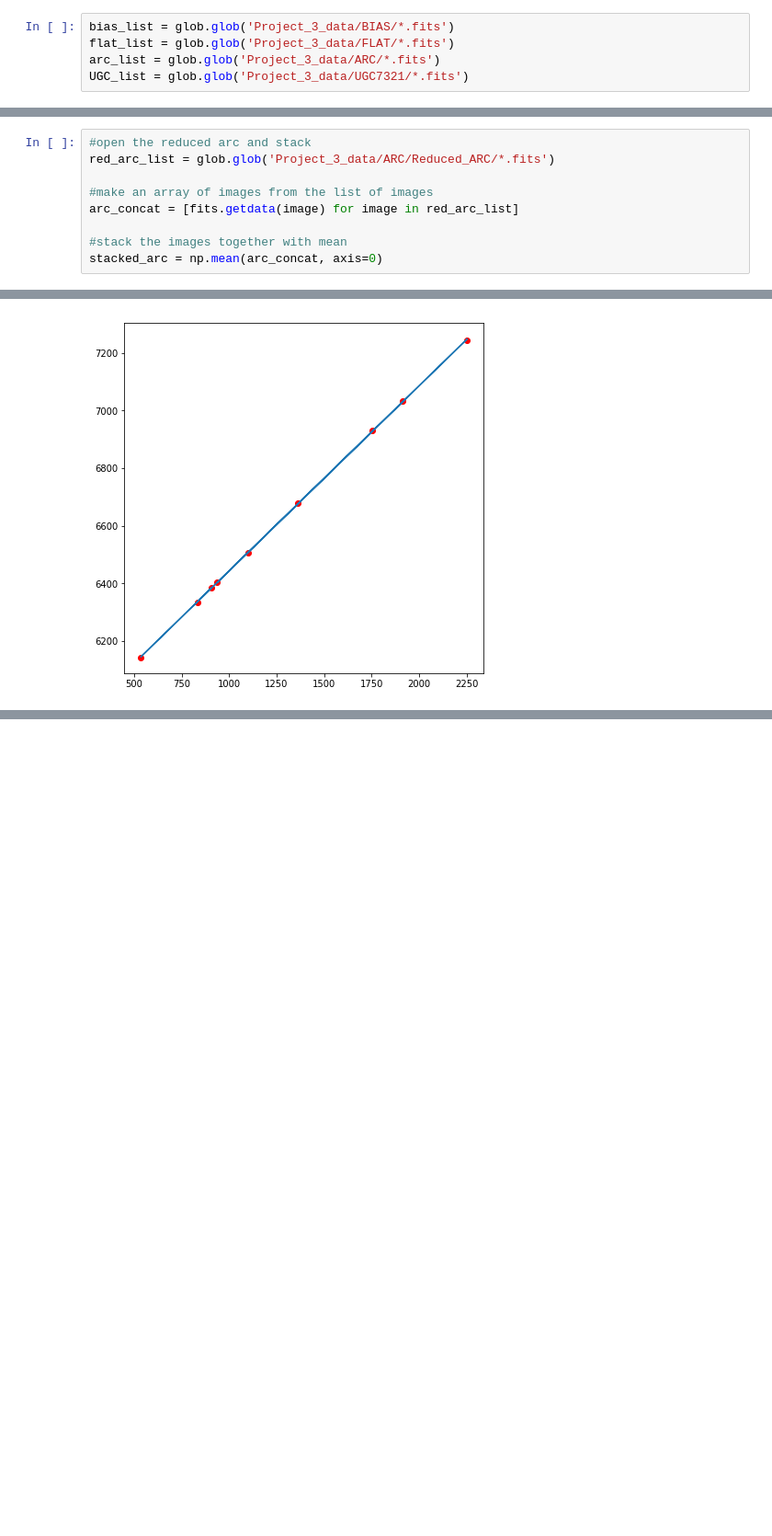
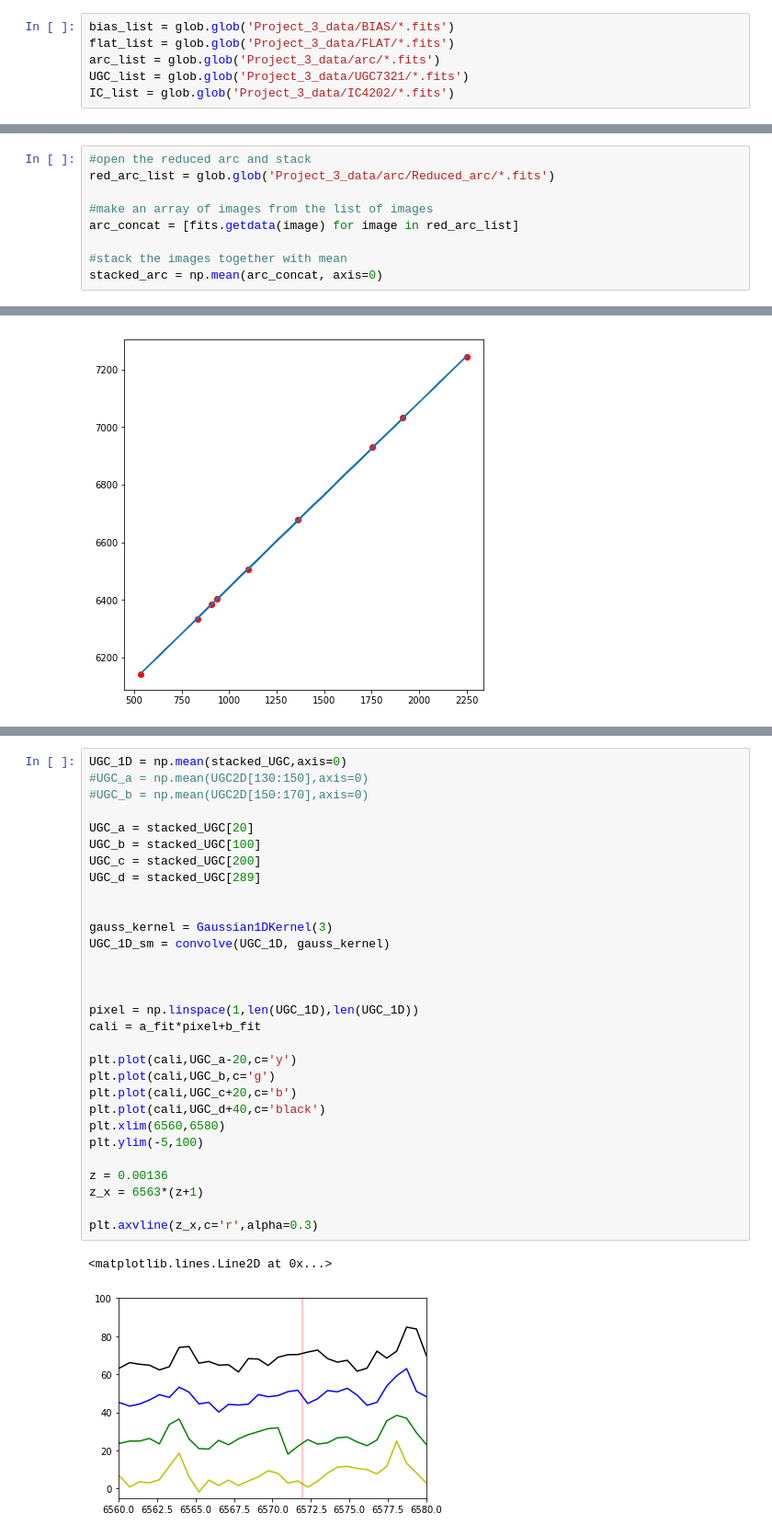
Before and after one commit to PengpeiZhu/ASTR136, a Jupyter notebook: dark_matter_data_handle.ipynb, the cells around one changed output, grey strips where cells are left out. Shown at 92% size. Cells and saved outputs as stored; diff of their text form; blank space fills up the shorter version.

```diff
--- a/dark_matter_data_handle.ipynb
+++ b/dark_matter_data_handle.ipynb
@@ -16,8 +14,9 @@ l_l = ['Cd I', 'Hg I', 'Hg I','Hg I', 'Cd I' , 'Cd I', 'Cd I', 'Hg I', 'Hg I', '
 # %%
 bias_list = glob.glob('Project_3_data/BIAS/*.fits')
 flat_list = glob.glob('Project_3_data/FLAT/*.fits')
-arc_list = glob.glob('Project_3_data/ARC/*.fits')
+arc_list = glob.glob('Project_3_data/arc/*.fits')
 UGC_list = glob.glob('Project_3_data/UGC7321/*.fits')
+IC_list = glob.glob('Project_3_data/IC4202/*.fits')
 # %%
 #define a functioon that saves the fits
 def write_hdulist_to(hdulist, fileobj, overwrite= True, **kwargs):
@@ -95,6 +87,6 @@ plt.colorbar()
 # %%
 #open the reduced arc and stack
-red_arc_list = glob.glob('Project_3_data/ARC/Reduced_ARC/*.fits')
+red_arc_list = glob.glob('Project_3_data/arc/Reduced_arc/*.fits')
 
 #make an array of images from the list of images
 arc_concat = [fits.getdata(image) for image in red_arc_list]
@@ -162,0 +200,33 @@ calibration parameteres 0.6428146133864798 5800.269909667837
+# %%
+UGC_1D = np.mean(stacked_UGC,axis=0)
+#UGC_a = np.mean(UGC2D[130:150],axis=0)
+#UGC_b = np.mean(UGC2D[150:170],axis=0)
+
+UGC_a = stacked_UGC[20]
+UGC_b = stacked_UGC[100]
+UGC_c = stacked_UGC[200]
+UGC_d = stacked_UGC[289]
+
+
+gauss_kernel = Gaussian1DKernel(3)
+UGC_1D_sm = convolve(UGC_1D, gauss_kernel)
+
+
+
+pixel = np.linspace(1,len(UGC_1D),len(UGC_1D))
+cali = a_fit*pixel+b_fit
+
+plt.plot(cali,UGC_a-20,c='y')
+plt.plot(cali,UGC_b,c='g')
+plt.plot(cali,UGC_c+20,c='b')
+plt.plot(cali,UGC_d+40,c='black')
+plt.xlim(6560,6580)
+plt.ylim(-5,100)
+
+z = 0.00136
+z_x = 6563*(z+1)
+
+plt.axvline(z_x,c='r',alpha=0.3)
+# %% [output]
+<matplotlib.lines.Line2D at 0x...>
+[figure, added]
```
Also changed, not shown: parts of 22 cells of this notebook.
